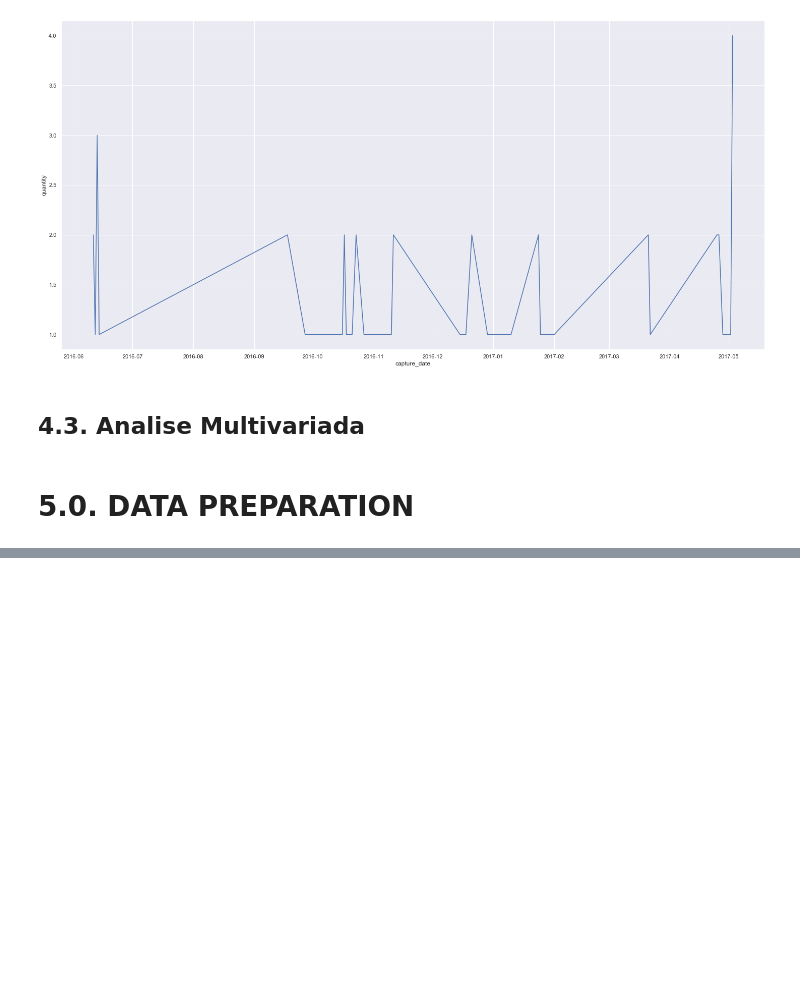
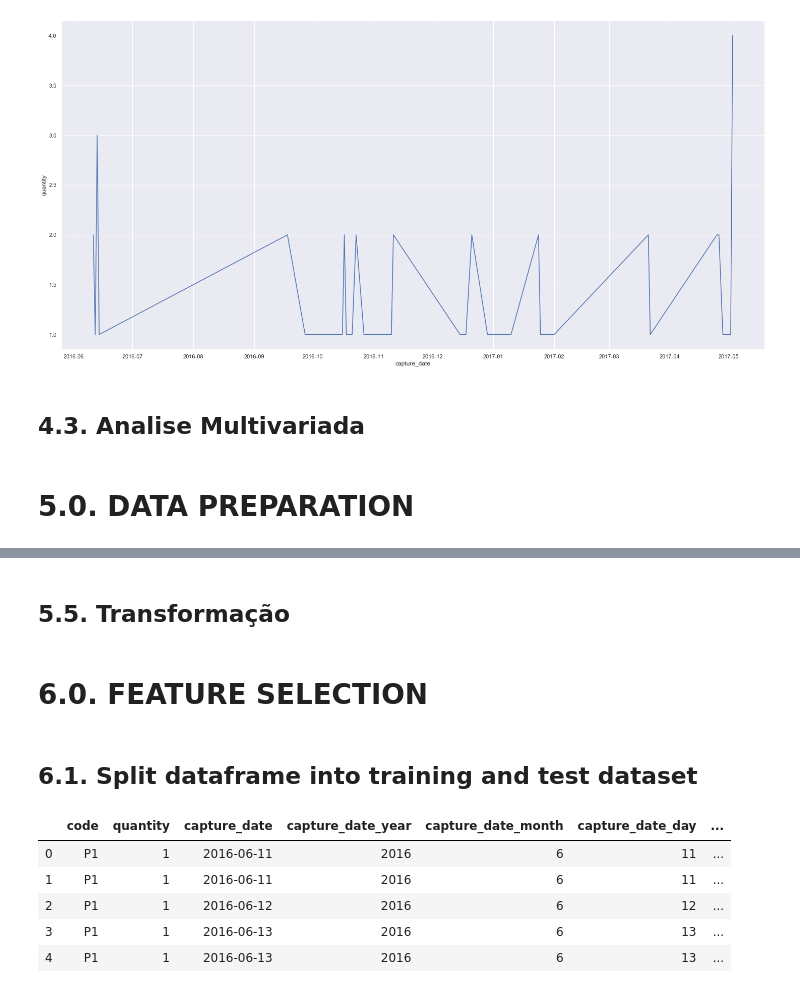
Before and after one commit to Meigarom/Demand-Forecast, a Jupyter notebook: notebooks/Products-Prediction.ipynb, the cells around one changed output, grey strips where cells are left out. Saved outputs shown, nothing was run; the diff lists cells and outputs as text; code cells hidden in the pictures; blank space fills up the shorter version.

```diff
--- a/notebooks/Products-Prediction.ipynb
+++ b/notebooks/Products-Prediction.ipynb
@@ -257,0 +278,19 @@ df5 = df4.copy()
+# %%
+df5 = pd.get_dummies( df5, columns=['category'] )
+# %% [markdown]
+## 5.5. Transformação
+# %% [markdown]
+# 6.0. FEATURE SELECTION
+# %%
+df6 = df5.copy()
+# %% [markdown]
+## 6.1. Split dataframe into training and test dataset
+# %%
+df6.head()
+# %% [output]
+|  | code | quantity | capture_date | capture_date_year | capture_date_month | capture_date_day | ... |
+| 0 | P1 | 1 | 2016-06-11 | 2016 | 6 | 11 | ... |
+| 1 | P1 | 1 | 2016-06-11 | 2016 | 6 | 11 | ... |
+| 2 | P1 | 1 | 2016-06-12 | 2016 | 6 | 12 | ... |
+| 3 | P1 | 1 | 2016-06-13 | 2016 | 6 | 13 | ... |
+| 4 | P1 | 1 | 2016-06-13 | 2016 | 6 | 13 | ... |
```
Also changed, not shown: parts of 37 cells of this notebook.
